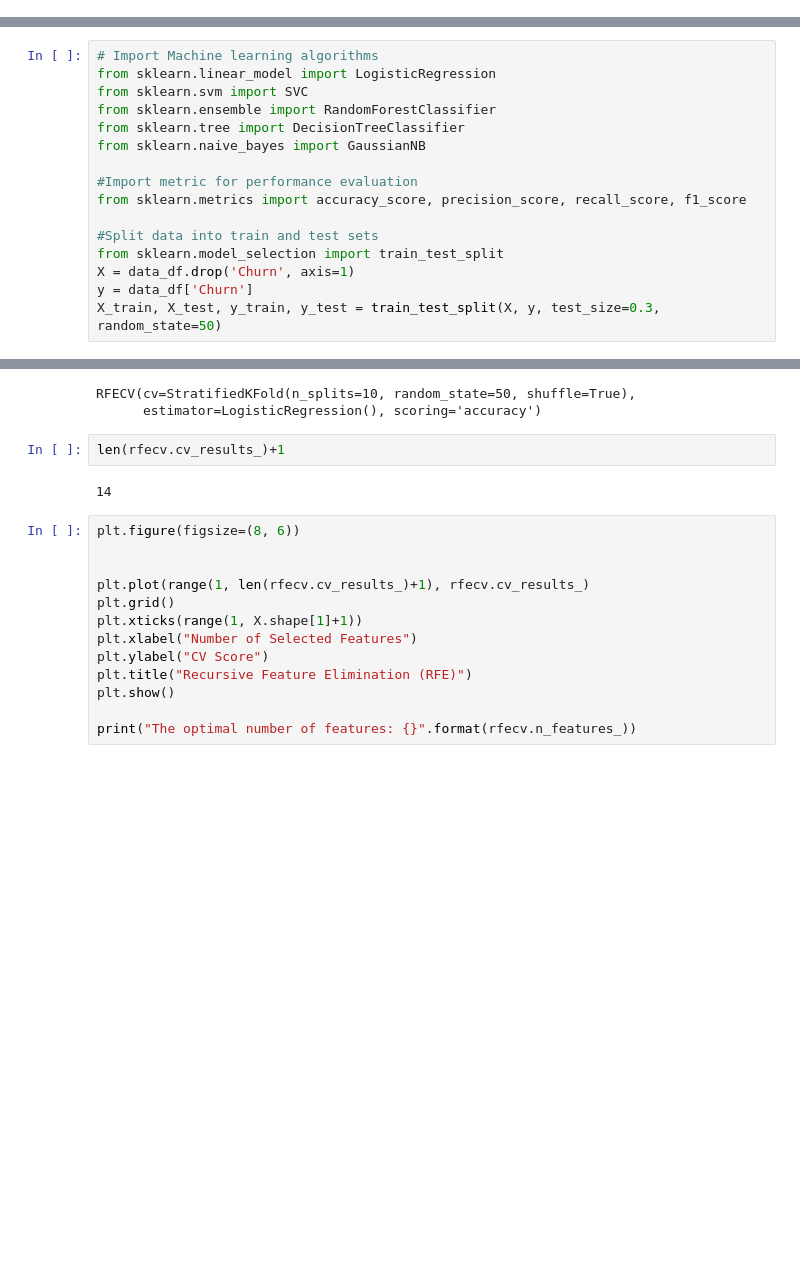
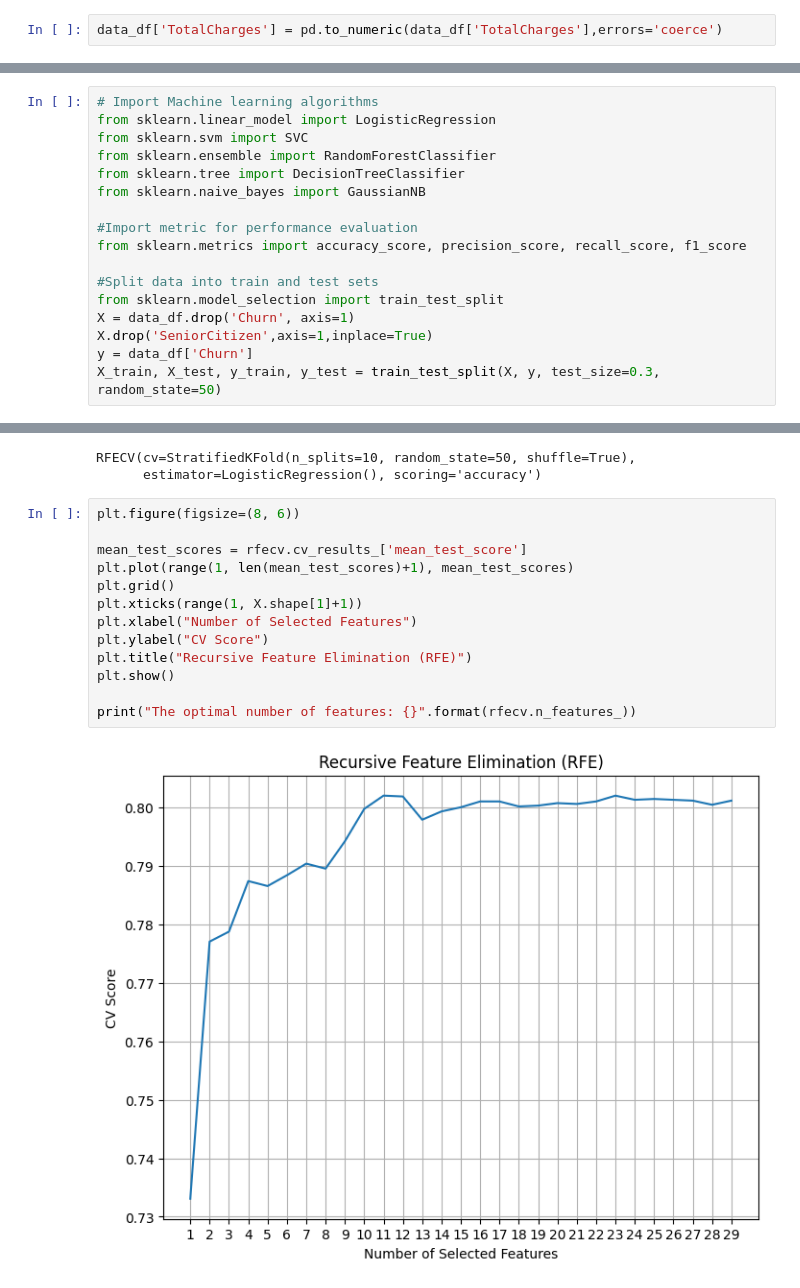
Before and after one commit to MhmdAlloush/Unsupervised-Learning, a Jupyter notebook: customer-churn-prediction/EDA.ipynb, the cells around one changed output, grey strips where cells are left out. Drawn from its saved outputs; the diff is of its cells as text; blank space fills up the shorter version.

Commit message:
all errors solved

```diff
--- a/customer-churn-prediction/EDA.ipynb
+++ b/customer-churn-prediction/EDA.ipynb
@@ -321,6 +321,8 @@ except ValueError as ve:
     print (ve)
 # %% [output]
 could not convert string to float: ' '
+# %%
+data_df['TotalCharges'] = pd.to_numeric(data_df['TotalCharges'],errors='coerce')
 # %%
 data_df['TotalCharges'] = pd.to_numeric(data_df['TotalCharges'],errors='coerce')
 #Fill the missing values with with the median value
@@ -445,6 +447,7 @@ from sklearn.metrics import accuracy_score, precision_score, recall_score, f1_sc
 #Split data into train and test sets
 from sklearn.model_selection import train_test_split
 X = data_df.drop('Churn', axis=1)
+X.drop('SeniorCitizen',axis=1,inplace=True)
 y = data_df['Churn']
 X_train, X_test, y_train, y_test = train_test_split(X, y, test_size=0.3, random_state=50)
 # %%
@@ -486,21 +489,18 @@ rfecv.fit(X, y)
 # %% [output]
 RFECV(cv=StratifiedKFold(n_splits=10, random_state=50, shuffle=True),
       estimator=LogisticRegression(), scoring='accuracy')
-# %%
-len(rfecv.cv_results_)+1
-# %% [output]
-14
 # %%
 plt.figure(figsize=(8, 6))
 
-
-plt.plot(range(1, len(rfecv.cv_results_)+1), rfecv.cv_results_)
+mean_test_scores = rfecv.cv_results_['mean_test_score']
+plt.plot(range(1, len(mean_test_scores)+1), mean_test_scores)
 plt.grid()
 plt.xticks(range(1, X.shape[1]+1))
 plt.xlabel("Number of Selected Features")
 plt.ylabel("CV Score")
 plt.title("Recursive Feature Elimination (RFE)")
 plt.show()
 
 print("The optimal number of features: {}".format(rfecv.n_features_))
 # %% [output]
+[figure, new version]
```
Also changed, not shown: parts of 13 cells of this notebook.
